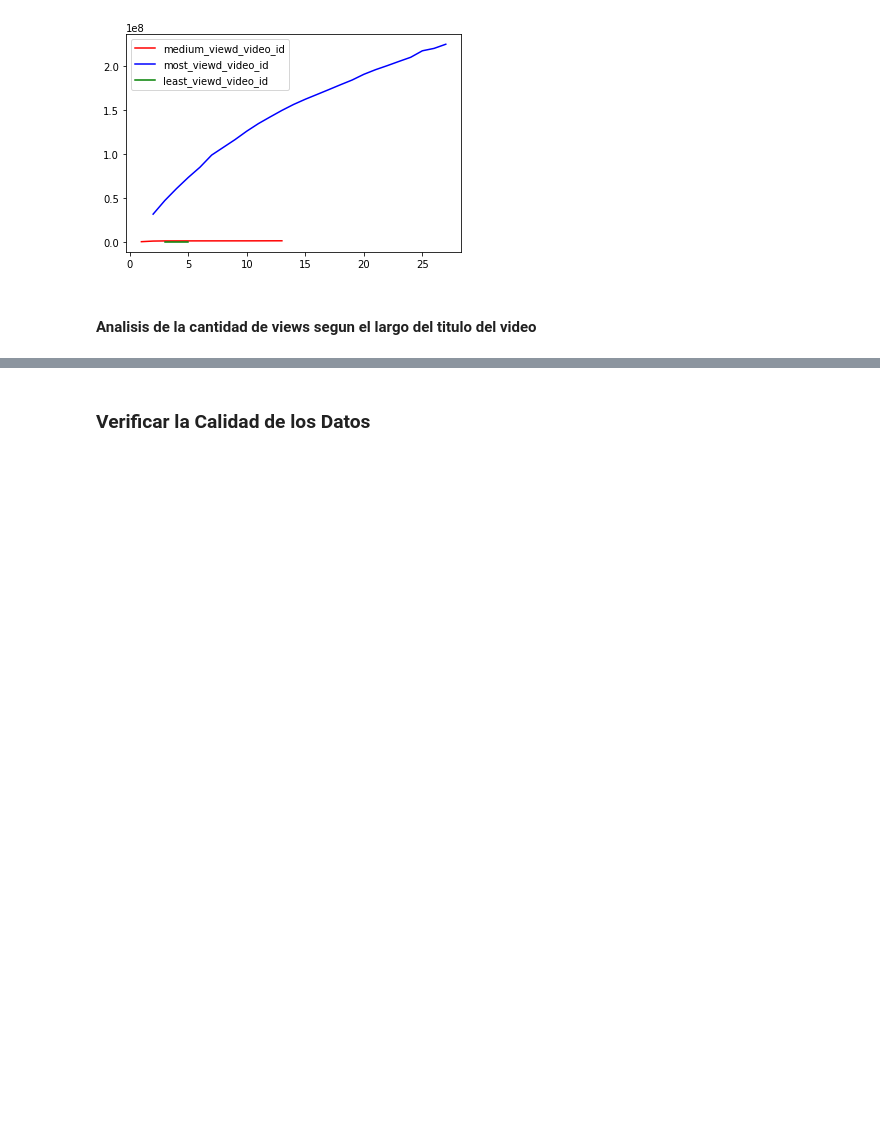
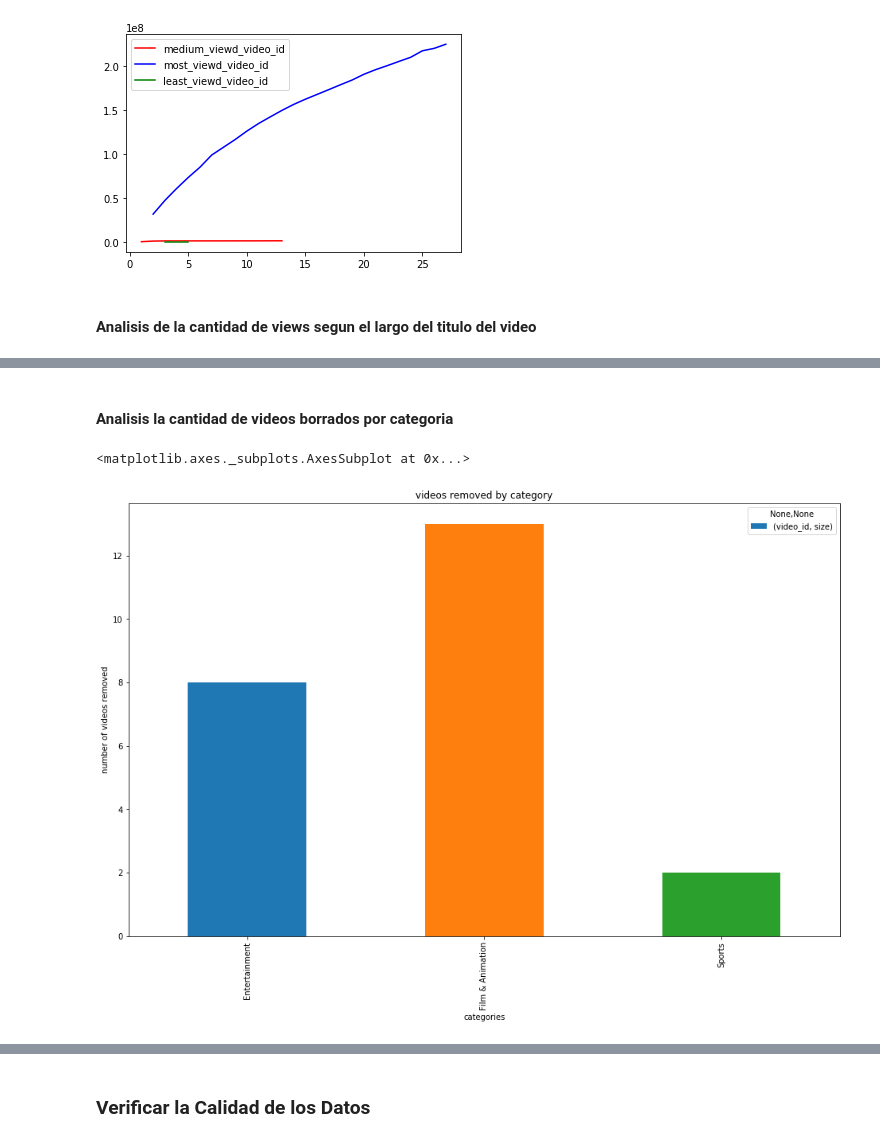
Before and after one commit to BlancoSebastianEzequiel/7750-TPFinal, a Jupyter notebook: src/analisis.ipynb, the cells around one changed output, grey strips where cells are left out. Saved outputs shown, nothing was run; the diff lists cells and outputs as text; code cells hidden in the pictures; blank space fills up the shorter version.

```diff
--- a/src/analisis.ipynb
+++ b/src/analisis.ipynb
@@ -257,0 +255,15 @@ graph
+# %% [markdown]
+#### Analisis la cantidad de videos borrados por categoria
+# %%
+removed = videos.copy(deep=True)
+removed = removed[removed['video_error_or_removed'] == True]
+removed = removed.loc[:, ['categories', 'video_id']]
+removed = removed.groupby('categories').agg([np.size]).reset_index()
+graph = removed.plot(x='categories', y=('video_id', 'size'), kind='bar', figsize=(16,10))
+graph.set_title('videos removed by category')
+graph.set_xlabel("categories")
+graph.set_ylabel("number of videos removed")
+graph
+# %% [output]
+<matplotlib.axes._subplots.AxesSubplot at 0x...>
+[figure, added]
```
Also changed, not shown: parts of 3 cells of this notebook.
